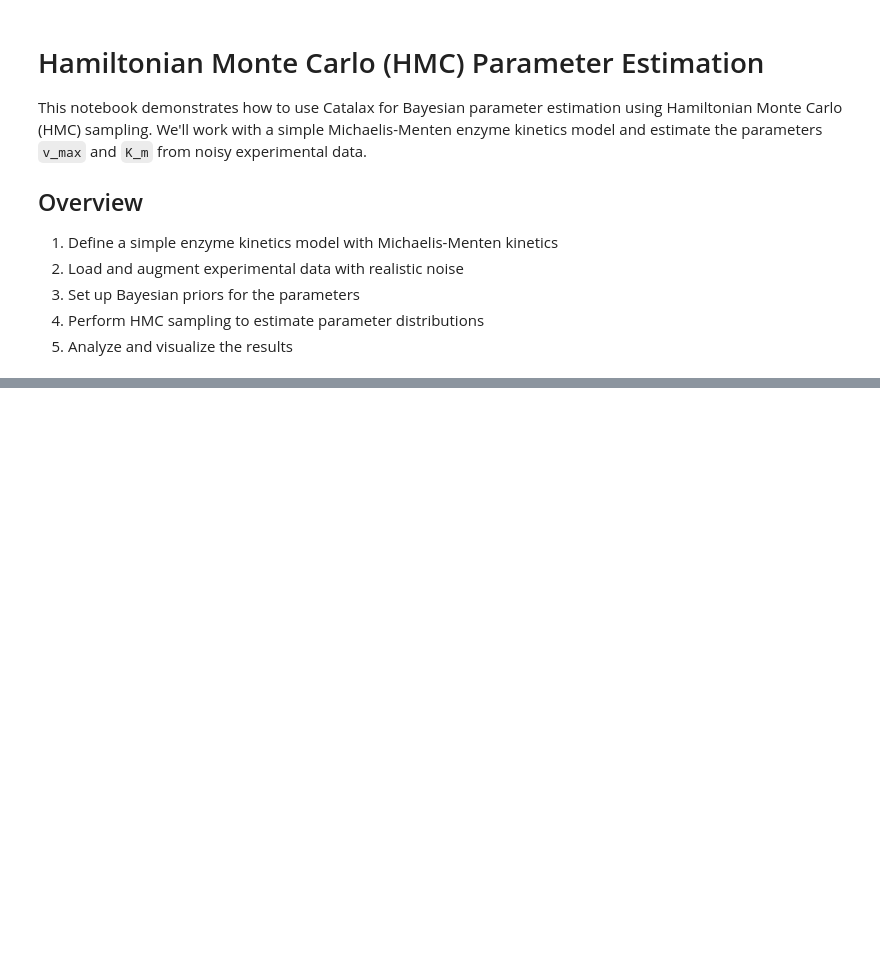
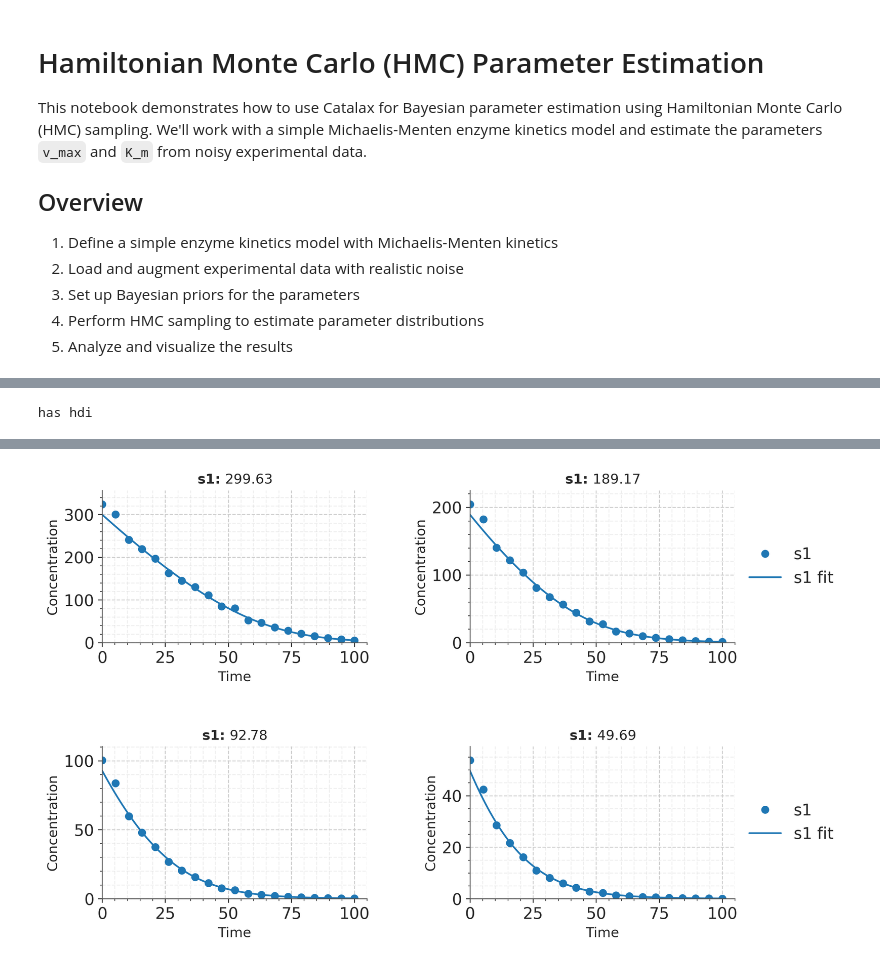
Before and after one commit to JR-1991/Catalax, a Jupyter notebook: examples/HMC.ipynb, the cells around one changed output, grey strips where cells are left out. Cells and saved outputs as stored; diff of their text form; code cells hidden in the pictures; blank space fills up the shorter version.

```diff
--- a/examples/HMC.ipynb
+++ b/examples/HMC.ipynb
@@ -160,0 +119,8 @@ f = dataset.plot(
+# %%
+dataset.plot(
+    predictor=fitted_model,
+    measurement_ids=[m.id for m in dataset.measurements[:4]],
+    show=True,
+)
+# %% [output]
+has hdi
@@ -160,0 +128 @@ f = dataset.plot(
+[figure, added]
```
Also changed, not shown: parts of 12 cells of this notebook, 7 other files.
